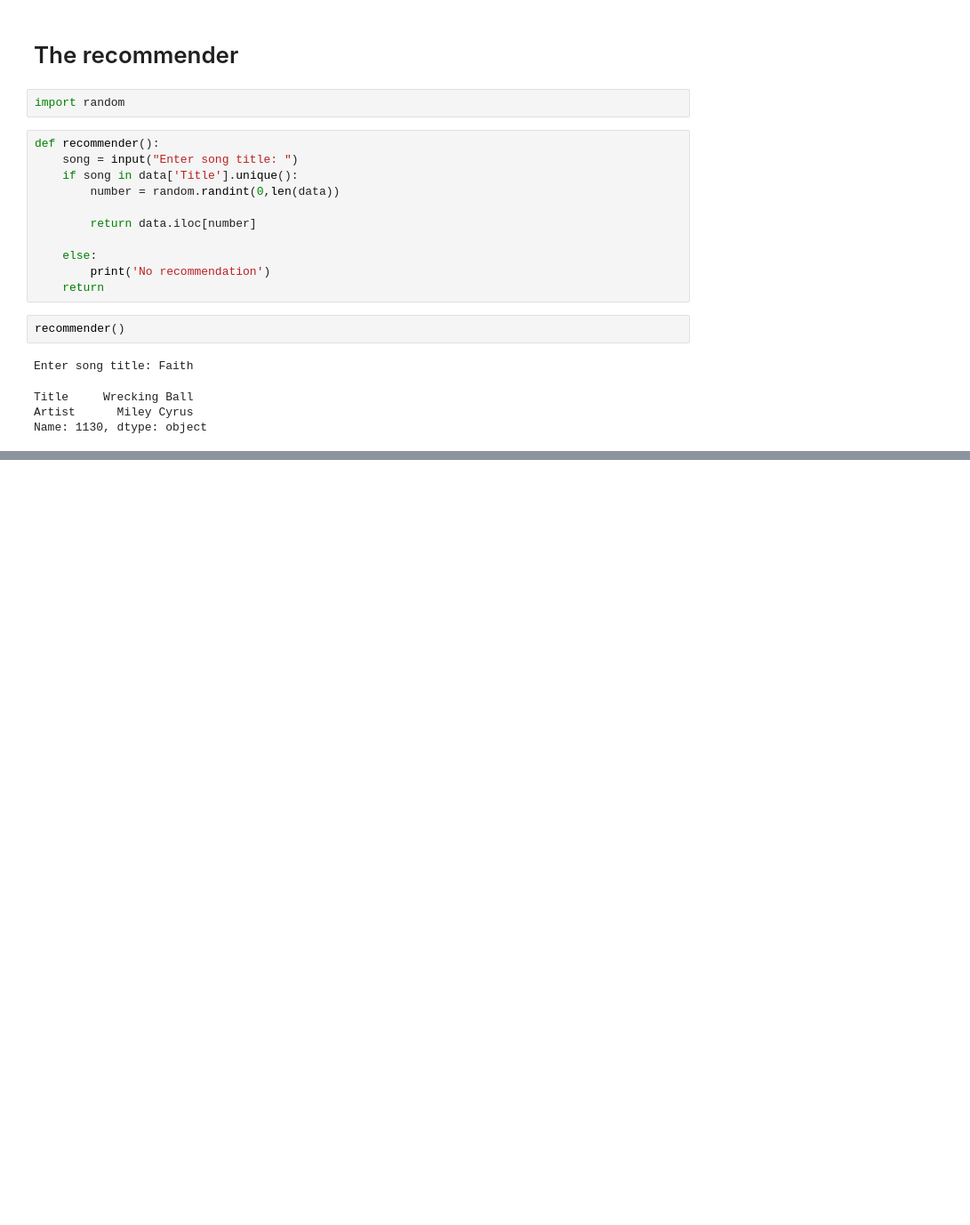
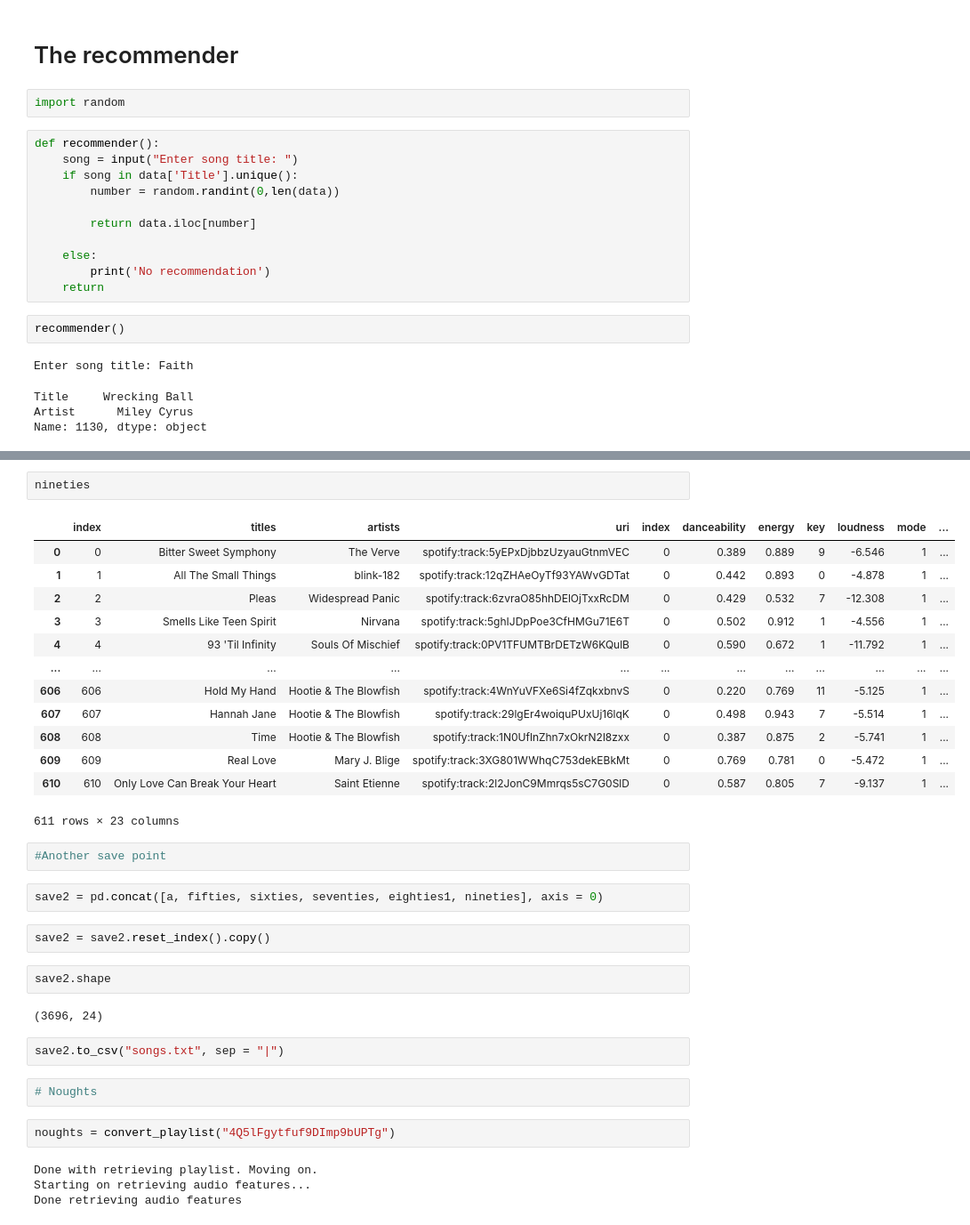
Before and after one commit to rjpeters/week6, a Jupyter notebook: Lab.ipynb, the cells around one changed output, grey strips where cells are left out. Shown at 89% size. Cells and saved outputs as stored; diff of their text form; blank space fills up the shorter version.

```diff
--- a/Lab.ipynb
+++ b/Lab.ipynb
@@ -893,0 +980,36 @@ https://open.spotify.com/playlist/4rd7gRmZs7FLZxQTTtaFqT?si=3693a346660a4d92
+# %%
+nineties
+# %% [output]
+|  | index | titles | artists | uri | index | danceability | energy | key | loudness | mode | ... |
+| 0 | 0 | Bitter Sweet Symphony | The Verve | spotify:track:5yEPxDjbbzUzyauGtnmVEC | 0 | 0.389 | 0.889 | 9 | -6.546 | 1 | ... |
+| 1 | 1 | All The Small Things | blink-182 | spotify:track:12qZHAeOyTf93YAWvGDTat | 0 | 0.442 | 0.893 | 0 | -4.878 | 1 | ... |
+| 2 | 2 | Pleas | Widespread Panic | spotify:track:6zvraO85hhDElOjTxxRcDM | 0 | 0.429 | 0.532 | 7 | -12.308 | 1 | ... |
+| 3 | 3 | Smells Like Teen Spirit | Nirvana | spotify:track:5ghIJDpPoe3CfHMGu71E6T | 0 | 0.502 | 0.912 | 1 | -4.556 | 1 | ... |
+| 4 | 4 | 93 'Til Infinity | Souls Of Mischief | spotify:track:0PV1TFUMTBrDETzW6KQulB | 0 | 0.590 | 0.672 | 1 | -11.792 | 1 | ... |
+| ... | ... | ... | ... | ... | ... | ... | ... | ... | ... | ... | ... |
+| 606 | 606 | Hold My Hand | Hootie & The Blowfish | spotify:track:4WnYuVFXe6Si4fZqkxbnvS | 0 | 0.220 | 0.769 | 11 | -5.125 | 1 | ... |
+| 607 | 607 | Hannah Jane | Hootie & The Blowfish | spotify:track:29lgEr4woiquPUxUj16lqK | 0 | 0.498 | 0.943 | 7 | -5.514 | 1 | ... |
+| 608 | 608 | Time | Hootie & The Blowfish | spotify:track:1N0UflnZhn7xOkrN2l8zxx | 0 | 0.387 | 0.875 | 2 | -5.741 | 1 | ... |
+| 609 | 609 | Real Love | Mary J. Blige | spotify:track:3XG801WWhqC753dekEBkMt | 0 | 0.769 | 0.781 | 0 | -5.472 | 1 | ... |
+| 610 | 610 | Only Love Can Break Your Heart | Saint Etienne | spotify:track:2l2JonC9Mmrqs5sC7G0SlD | 0 | 0.587 | 0.805 | 7 | -9.137 | 1 | ... |
+611 rows × 23 columns
+# %%
+#Another save point
+# %%
+save2 = pd.concat([a, fifties, sixties, seventies, eighties1, nineties], axis = 0)
+# %%
+save2 = save2.reset_index().copy()
+# %%
+save2.shape
+# %% [output]
+(3696, 24)
+# %%
+save2.to_csv("songs.txt", sep = "|")
+# %%
+# Noughts
+# %%
+noughts = convert_playlist("4Q5lFgytfuf9DImp9bUPTg")
+# %% [output]
+Done with retrieving playlist. Moving on.
+Starting on retrieving audio features...
+Done retrieving audio features
```
Also changed, not shown: parts of 152 cells of this notebook, 5 other files.
